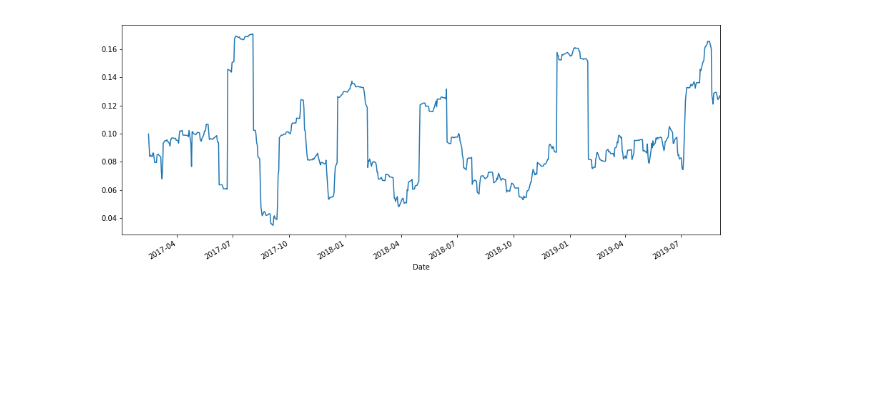
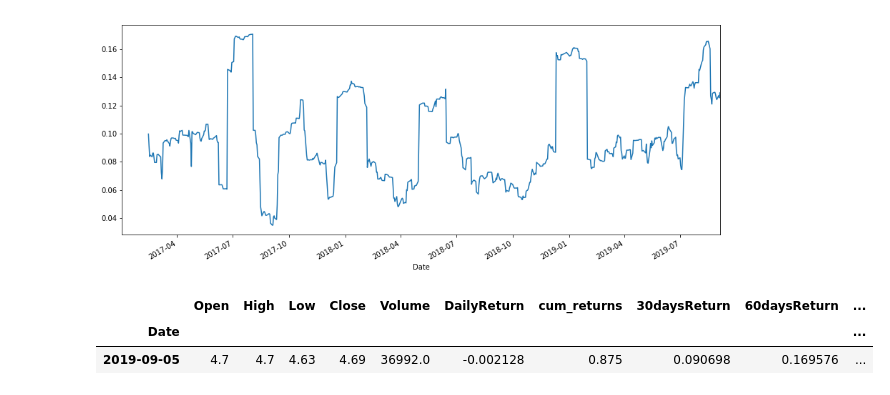
Before and after one commit to JakubPluta/StockMarketTracker, a Jupyter notebook: Pandas_Viz.ipynb, the cells around one changed output. Saved outputs shown, nothing was run; the diff lists cells and outputs as text; code cells hidden in the pictures; blank space fills up the shorter version.

```diff
--- a/Pandas_Viz.ipynb
+++ b/Pandas_Viz.ipynb
@@ -245,3 +245,10 @@ vol.plot(figsize=(15, 6))
 # %% [output]
 <matplotlib.axes._subplots.AxesSubplot at 0x...>
 [figure]
+# %%
+df.iloc[[-1]] #.Close[-1]
+df.iloc[[-1]] #.Close[-1]
+# %% [output]
+|  | Open | High | Low | Close | Volume | DailyReturn | cum_returns | 30daysReturn | 60daysReturn | ... |
+| Date |  |  |  |  |  |  |  |  |  | ... |
+| 2019-09-05 | 4.7 | 4.7 | 4.63 | 4.69 | 36992.0 | -0.002128 | 0.875 | 0.090698 | 0.169576 | ... |
```
Also changed, not shown: parts of 14 cells of this notebook, 6 other files.
